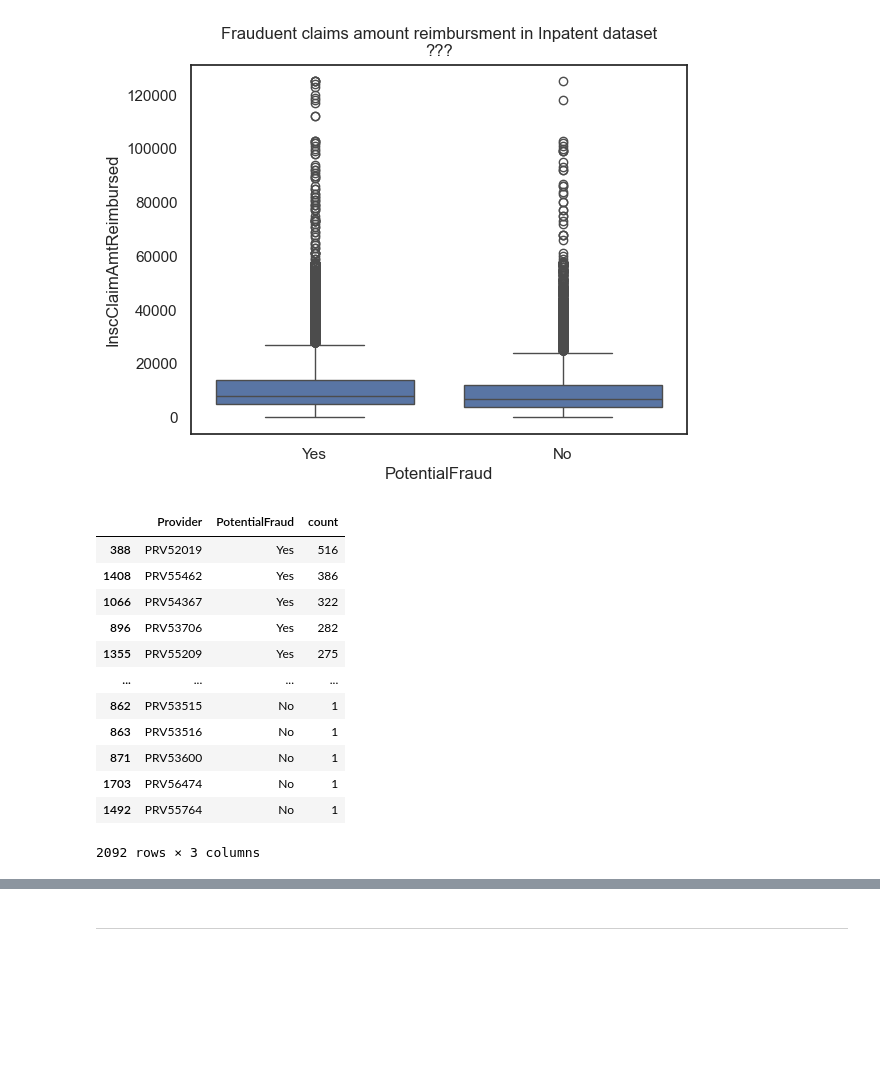
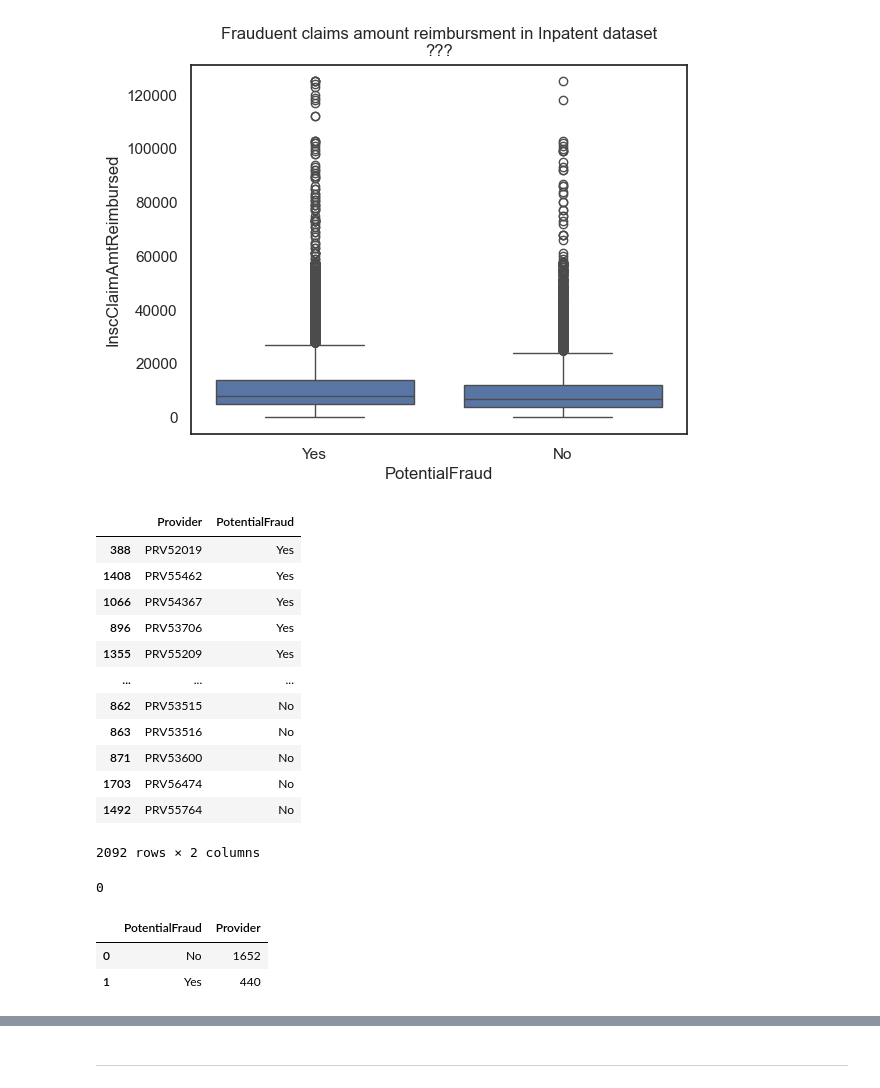
Before and after one commit to ChTomer/MyCapstone, a Jupyter notebook: HealthCareFraudProjectPitch/MergingFile.ipynb, the cells around one changed output, grey strips where cells are left out. Drawn from its saved outputs; the diff is of its cells as text; code cells hidden in the pictures; blank space fills up the shorter version.

```diff
--- a/HealthCareFraudProjectPitch/MergingFile.ipynb
+++ b/HealthCareFraudProjectPitch/MergingFile.ipynb
@@ -342,17 +340,22 @@ plt.bar()
 # %%
 test2 = InpatientAndTrain.groupby('Provider')['PotentialFraud'].value_counts().reset_index().sort_values(ascending=False, by='count')
+test2 = test2[['Provider','PotentialFraud']]
 test2
 # %% [output]
-|  | Provider | PotentialFraud | count |
-| 388 | PRV52019 | Yes | 516 |
-| 1408 | PRV55462 | Yes | 386 |
-| 1066 | PRV54367 | Yes | 322 |
-| 896 | PRV53706 | Yes | 282 |
-| 1355 | PRV55209 | Yes | 275 |
-| ... | ... | ... | ... |
-| 862 | PRV53515 | No | 1 |
-| 863 | PRV53516 | No | 1 |
-| 871 | PRV53600 | No | 1 |
-| 1703 | PRV56474 | No | 1 |
-| 1492 | PRV55764 | No | 1 |
+|  | Provider | PotentialFraud |
+| 388 | PRV52019 | Yes |
+| 1408 | PRV55462 | Yes |
+| 1066 | PRV54367 | Yes |
+| 896 | PRV53706 | Yes |
+| 1355 | PRV55209 | Yes |
+| ... | ... | ... |
+| 862 | PRV53515 | No |
+| 863 | PRV53516 | No |
+| 871 | PRV53600 | No |
+| 1703 | PRV56474 | No |
+| 1492 | PRV55764 | No |
-2092 rows × 3 columns
+2092 rows × 2 columns
+# %%
+test2.duplicated().sum()
+# %% [output]
+0
@@ -358,0 +364,6 @@ test2
+# %%
+fraud_or_not
+# %% [output]
+|  | PotentialFraud | Provider |
+| 0 | No | 1652 |
+| 1 | Yes | 440 |
```
Also changed, not shown: parts of 27 cells of this notebook.
